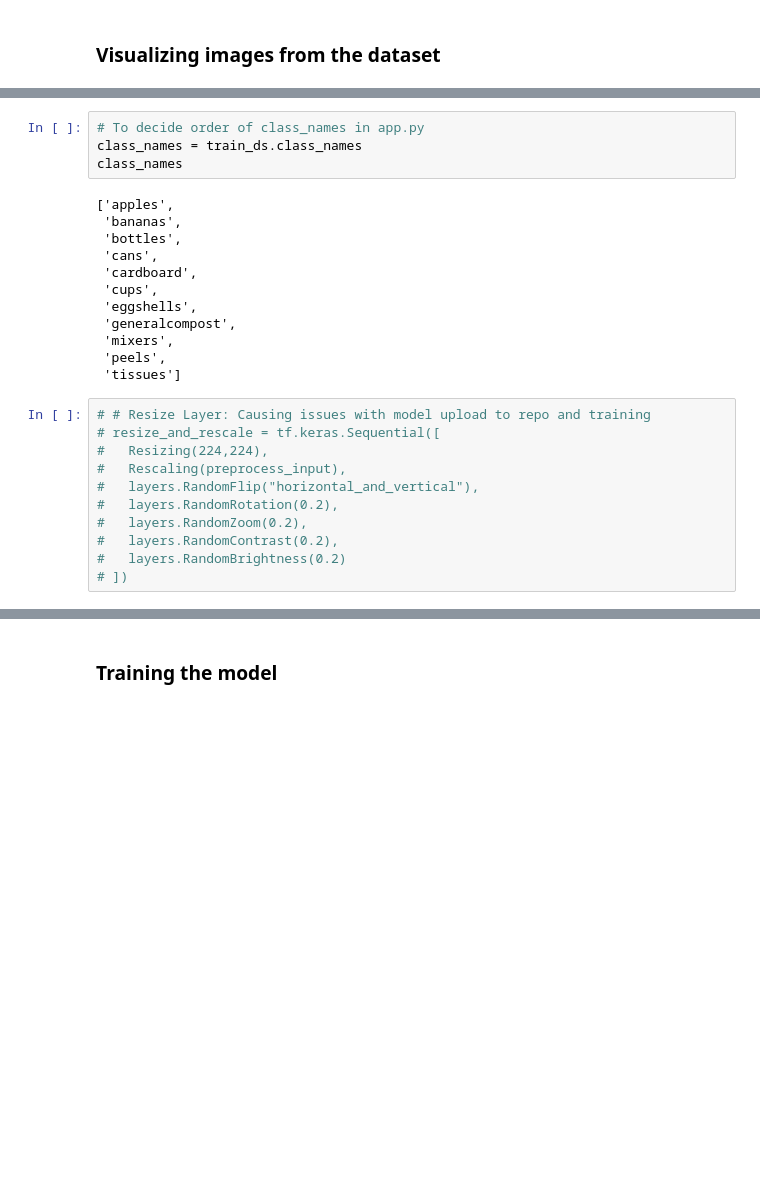
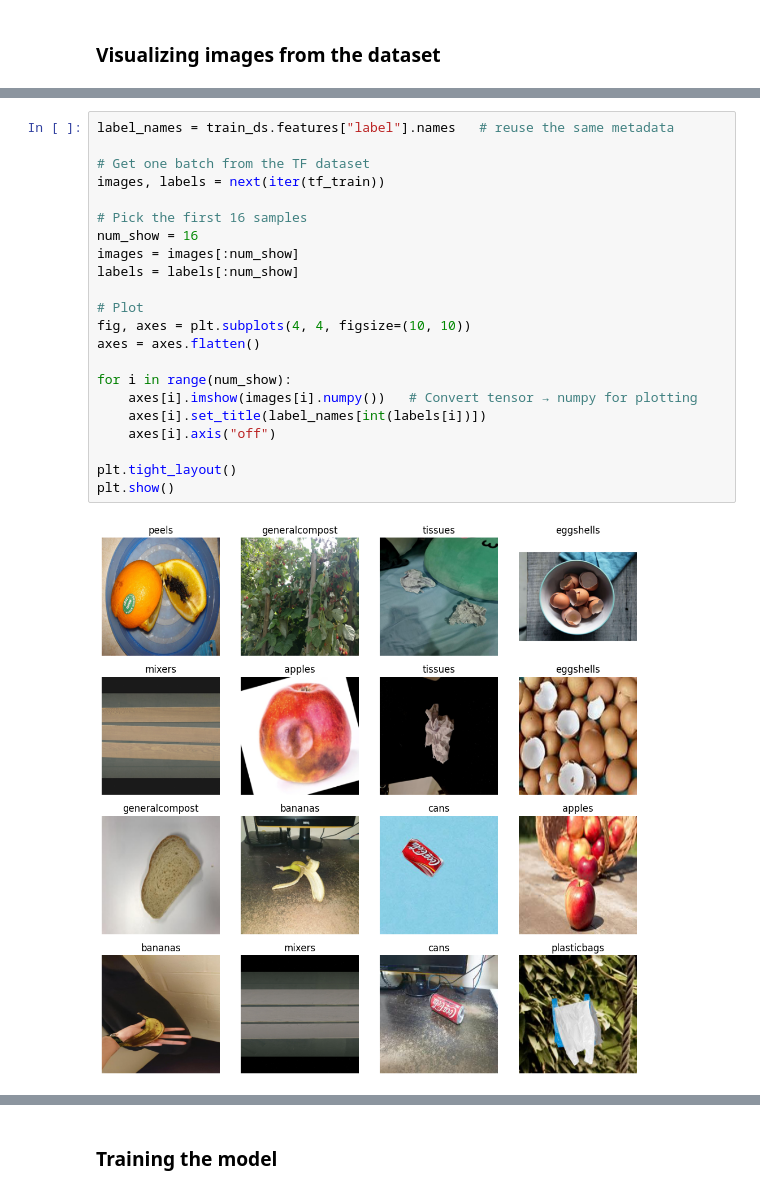
Before and after one commit to dvk65/Trash-Classification, a Jupyter notebook: trash_classification_using_ResNet.ipynb, the cells around one changed output, grey strips where cells are left out. Saved outputs shown, nothing was run; the diff lists cells and outputs as text; blank space fills up the shorter version.

```diff
--- a/trash_classification_using_ResNet.ipynb
+++ b/trash_classification_using_ResNet.ipynb
@@ -191,30 +211,27 @@ Using 2478 files for validation.
-# %%
-# To decide order of class_names in app.py
-class_names = train_ds.class_names
-class_names
-# %% [output]
-['apples',
- 'bananas',
- 'bottles',
- 'cans',
- 'cardboard',
- 'cups',
- 'eggshells',
- 'generalcompost',
- 'mixers',
- 'peels',
- 'tissues']
-# %%
-# # Resize Layer: Causing issues with model upload to repo and training
-# resize_and_rescale = tf.keras.Sequential([
-#   Resizing(224,224),
-#   Rescaling(preprocess_input),
-#   layers.RandomFlip("horizontal_and_vertical"),
-#   layers.RandomRotation(0.2),
-#   layers.RandomZoom(0.2),
-#   layers.RandomContrast(0.2),
-#   layers.RandomBrightness(0.2)
-# ])
+# %%
+label_names = train_ds.features["label"].names   # reuse the same metadata
+
+# Get one batch from the TF dataset
+images, labels = next(iter(tf_train))
+
+# Pick the first 16 samples
+num_show = 16
+images = images[:num_show]
+labels = labels[:num_show]
+
+# Plot
+fig, axes = plt.subplots(4, 4, figsize=(10, 10))
+axes = axes.flatten()
+
+for i in range(num_show):
+    axes[i].imshow(images[i].numpy())   # Convert tensor → numpy for plotting
+    axes[i].set_title(label_names[int(labels[i])])
+    axes[i].axis("off")
+
+plt.tight_layout()
+plt.show()
+# %% [output]
+[figure, added]
 # %% [markdown]
 ## Training the model
 The model images will be subjected to a pre-trained model called ResNet50. Three callbacks will be utilized to monitor the training. These are: Model Checkpoint, Early Stopping, Tensorboard callback. The summary of the model hyperparameter is shown as follows:
```
Also changed, not shown: parts of 39 cells of this notebook, 1 other file.
